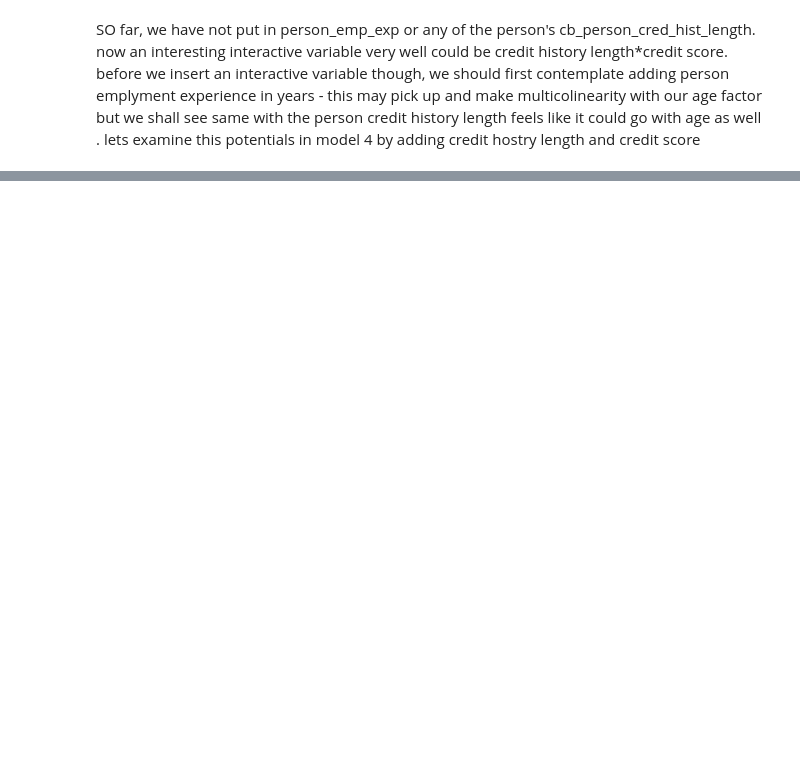
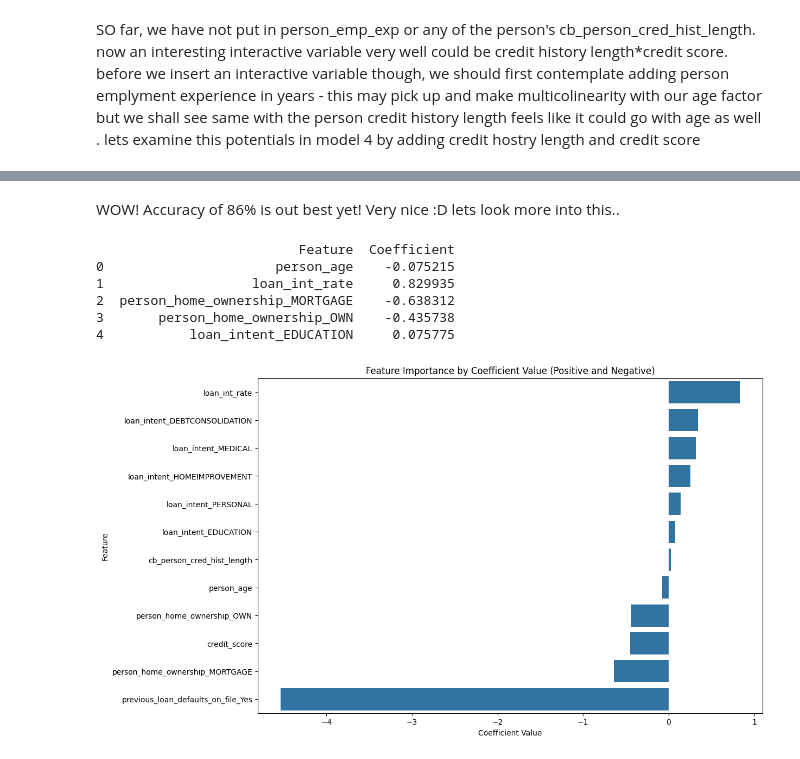
Before and after one commit to summerolmstead/LoanApprovalLogisticRegression, a Jupyter notebook: CS4180Final_Project.ipynb, the cells around one changed output, grey strips where cells are left out. Drawn from its saved outputs; the diff is of its cells as text; code cells hidden in the pictures; blank space fills up the shorter version.

```diff
--- a/CS4180Final_Project.ipynb
+++ b/CS4180Final_Project.ipynb
@@ -867,0 +921,15 @@ SO far, we have not put in 	person_emp_exp or any of the person's cb_person_cred
+# %%
+model4_test_df = cleanedfinal_df.copy()
+
+#columns i wanna keep
+columns_to_keep4 = ['person_age','loan_int_rate','person_home_ownership_MORTGAGE','person_home_ownership_OWN','loan_intent_EDUCATION','loan_intent_PERSONAL','loan_intent_MEDICAL','loan_intent_DEBTCONSOLIDATION','loan_intent_HOMEIMPROVEMENT','loan_status','credit_score','cb_person_cred_hist_length','previous_loan_defaults_on_file_Yes'] #im adding prev loan even if it was insiginificant i feel like it explained more to the model
+
+#only columns i want to keep!
+model4_df = model4_test_df[columns_to_keep4]
+
+#now lets make interaction variable out of curiosity!!!!
+# Creating the interaction term 'credit_score * cb_person_cred_hist_length'
+#model4_df['credit_score_x_cb_person_cred_hist_length'] = model4_df['credit_score'] * model4_df['cb_person_cred_hist_length']
+
+#show the resulting DataFrame
+print(model4_df.head())
@@ -867,0 +1000,33 @@ SO far, we have not put in 	person_emp_exp or any of the person's cb_person_cred
+# %% [markdown]
+WOW! Accuracy of 86% is out best yet! Very nice :D lets look more into this..
+# %%
+#feature names and their corresponding coefficients
+feature_names4 = X4.columns
+coefficients4 = model4.coef_[0]
+
+#df to hold feature names and coefficients
+coef_df4 = pd.DataFrame({
+    'Feature': feature_names4,
+    'Coefficient': coefficients4
+})
+
+#lets see actual values in df
+print(coef_df4.head())
+
+# sort by coefficient value
+coef_df4 = coef_df4.sort_values(by='Coefficient', ascending=False)
+
+#showing positive and negative coefficients
+plt.figure(figsize=(12, 8))
+sns.barplot(x='Coefficient', y='Feature', data=coef_df4)
+plt.title('Feature Importance by Coefficient Value (Positive and Negative)')
+plt.xlabel('Coefficient Value')
+plt.show()
+# %% [output]
+                          Feature  Coefficient
+0                      person_age    -0.075215
+1                   loan_int_rate     0.829935
+2  person_home_ownership_MORTGAGE    -0.638312
+3       person_home_ownership_OWN    -0.435738
+4           loan_intent_EDUCATION     0.075775
+[figure, added]
```
Also changed, not shown: parts of 59 cells of this notebook.
